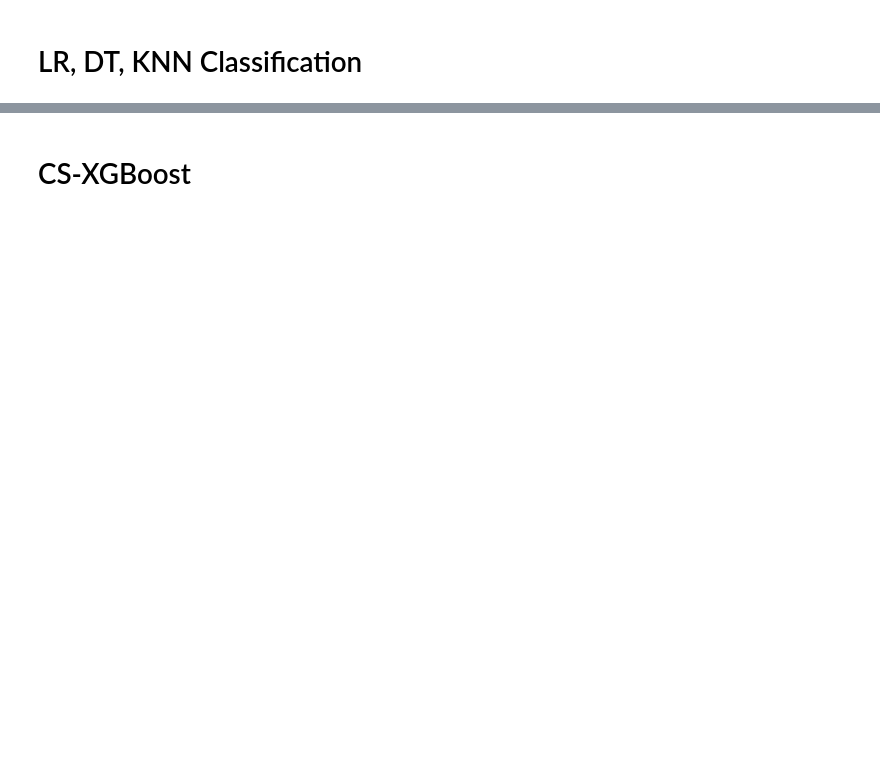
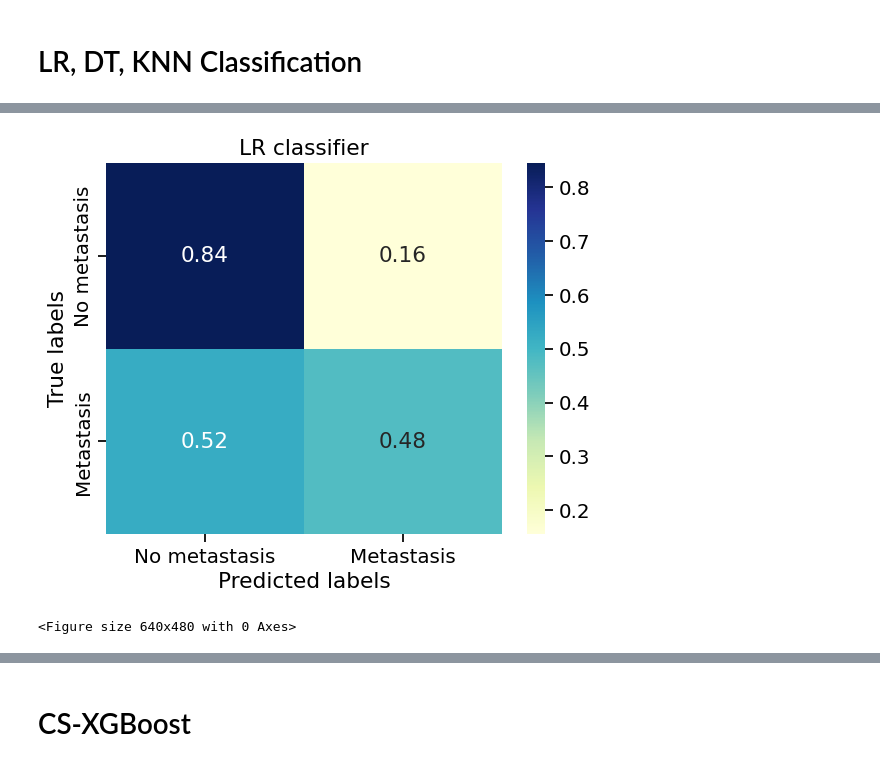
Before and after one commit to IkramMaouche/Breast-Cancer-Metastasis-Prediction, a Jupyter notebook: Breast_Cancer_Metastasis_Prediction_using_CS_CatBoot_and_LIME.ipynb, the cells around one changed output, grey strips where cells are left out. Cells and saved outputs as stored; diff of their text form; code cells hidden in the pictures; blank space fills up the shorter version.

```diff
--- a/Breast_Cancer_Metastasis_Prediction_using_CS_CatBoot_and_LIME.ipynb
+++ b/Breast_Cancer_Metastasis_Prediction_using_CS_CatBoot_and_LIME.ipynb
@@ -507,0 +503,37 @@ pip install scikit-plot
+# %%
+# load the model
+loaded_model = joblib.load(open('LR.pkl', 'rb'))
+y_pred = loaded_model.predict(X_test)
+
+#plot confusion matrix
+sns.set_context("notebook", font_scale=1.3)
+disp = confusion_matrix(y_test, y_pred, normalize='true')
+
+plt.figure(figsize = (6,5))
+ax = sns.heatmap(disp, annot=True, fmt='.2g', cmap='YlGnBu', cbar='False')#, display_labels=['No metastasis', 'Metastasis'] );  #annot=True to annotate cells, ftm='g' to disable scientific notation
+
+# labels, title and ticks
+ax.set_title('LR classifier')
+ax.set_xlabel('Predicted labels')
+ax.set_ylabel('True labels')
+ax.xaxis.set_ticklabels(['No metastasis', 'Metastasis'])
+ax.yaxis.set_ticklabels(['No metastasis', 'Metastasis'])
+
+plt.tight_layout()
+plt.savefig("LR.pdf",dpi=600)
+plt.show()
+
+
+# labels, title and ticks
+ax.set_title('LR classifier')
+ax.set_xlabel('Predicted labels')
+ax.set_ylabel('True labels')
+ax.xaxis.set_ticklabels(['No metastasis', 'Metastasis'])
+ax.yaxis.set_ticklabels(['No metastasis', 'Metastasis'])
+
+plt.tight_layout()
+plt.savefig("LR.pdf",dpi=1200)
+plt.show()
+# %% [output]
+[figure, added]
+<Figure size 640x480 with 0 Axes>
```
Also changed, not shown: parts of 84 cells of this notebook.
